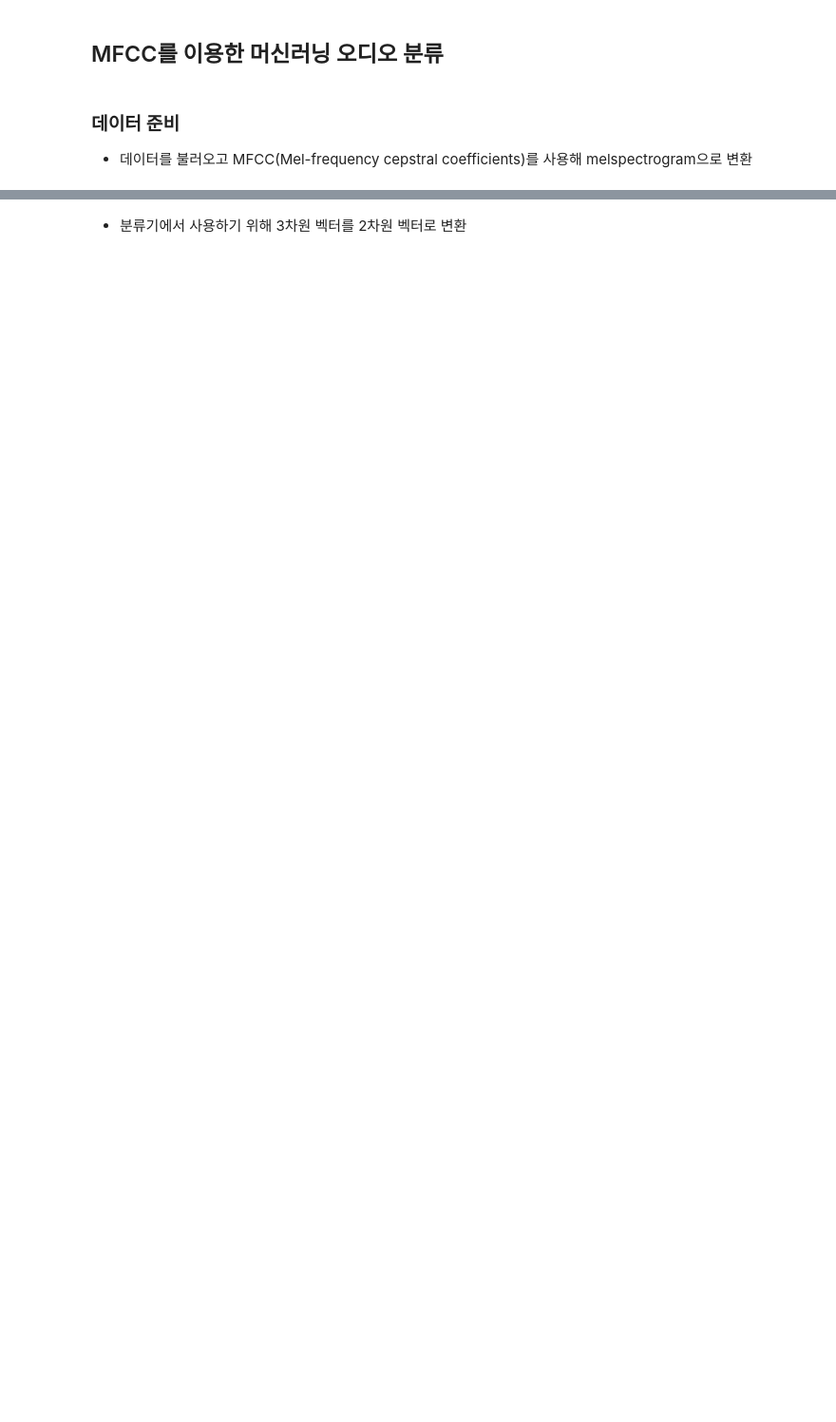
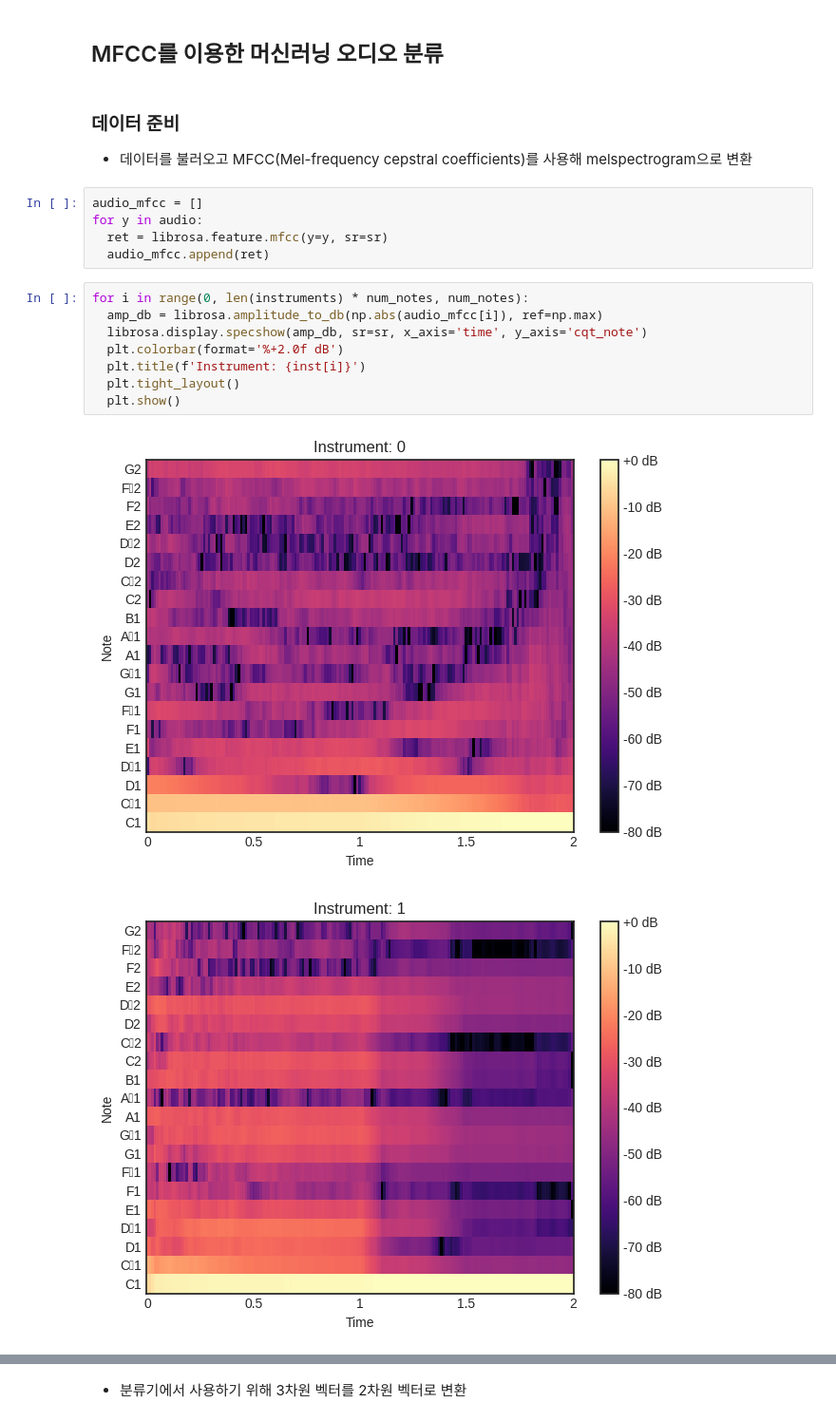
Before and after one commit to steve15963/colab, a Jupyter notebook: 오디오_분류.ipynb, the cells around one changed output, grey strips where cells are left out. Shown at 95% size. Drawn from its saved outputs; the diff is of its cells as text; blank space fills up the shorter version.

```diff
--- a/오디오_분류.ipynb
+++ b/오디오_분류.ipynb
@@ -454,3 +541,19 @@ print(train_y.shape, test_y.shape)
 ### 데이터 준비
 
 * 데이터를 불러오고 MFCC(Mel-frequency cepstral coefficients)를 사용해 melspectrogram으로 변환
+# %%
+audio_mfcc = []
+for y in audio:
+  ret = librosa.feature.mfcc(y=y, sr=sr)
+  audio_mfcc.append(ret)
+# %%
+for i in range(0, len(instruments) * num_notes, num_notes):
+  amp_db = librosa.amplitude_to_db(np.abs(audio_mfcc[i]), ref=np.max)
+  librosa.display.specshow(amp_db, sr=sr, x_axis='time', y_axis='cqt_note')
+  plt.colorbar(format='%+2.0f dB')
+  plt.title(f'Instrument: {inst[i]}')
+  plt.tight_layout()
+  plt.show()
+# %% [output]
+[figure, added]
+[figure, added]
```
Also changed, not shown: parts of 41 cells of this notebook.
